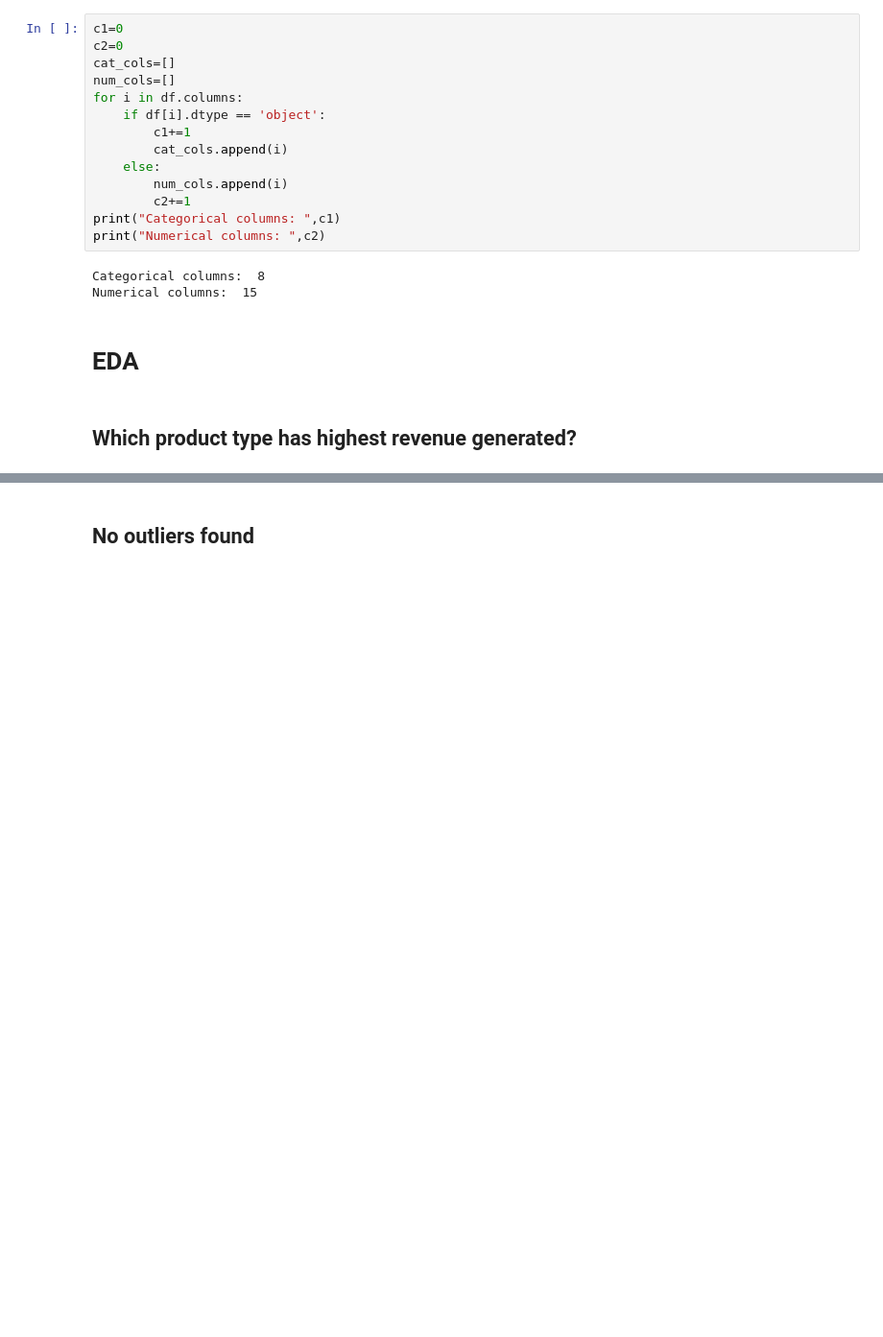
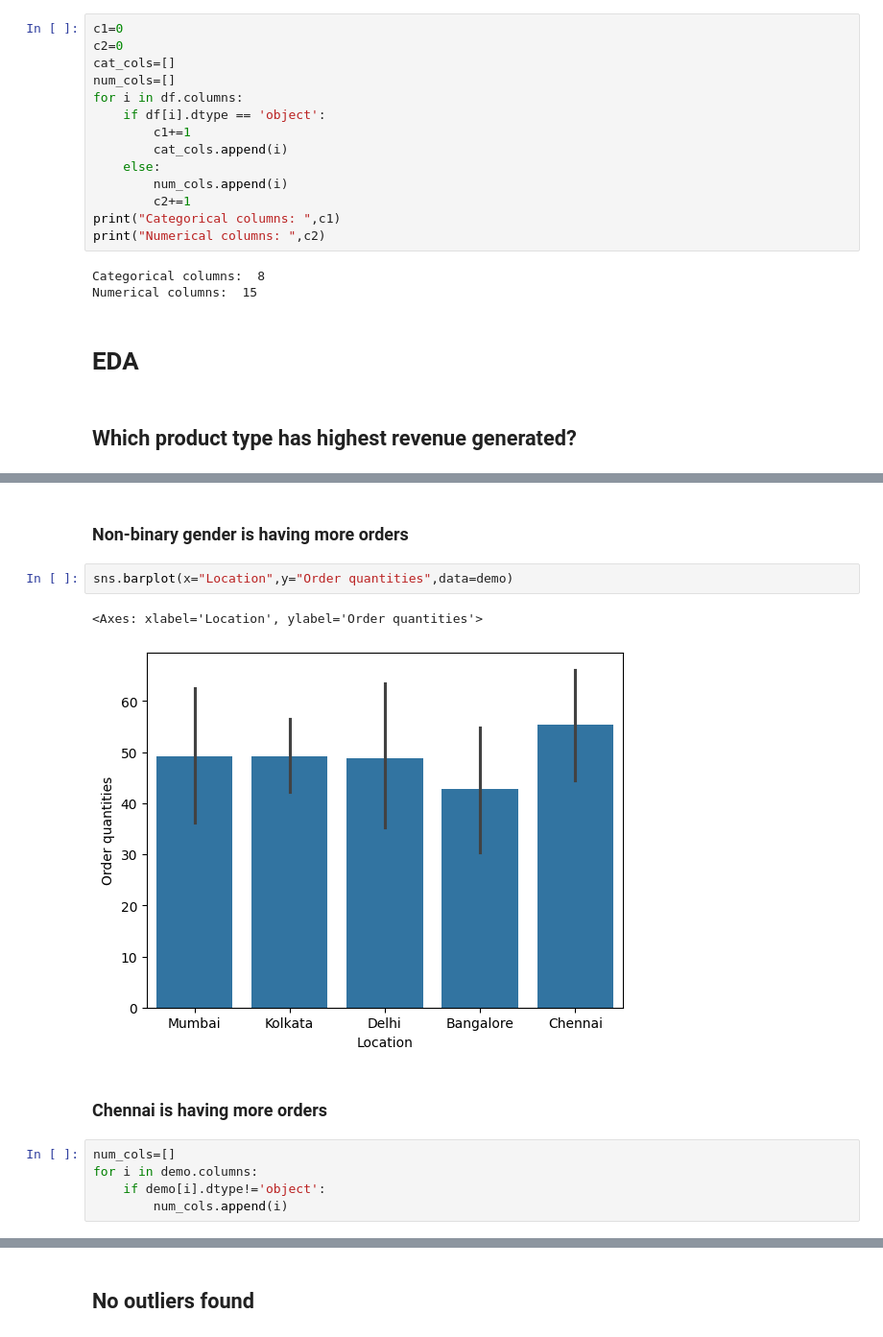
Before and after one commit to SnSaad/supply-chain, a Jupyter notebook: SupplyChain.ipynb, the cells around one changed output, grey strips where cells are left out. Shown at 96% size. Drawn from its saved outputs; the diff is of its cells as text; blank space fills up the shorter version.

```diff
--- a/SupplyChain.ipynb
+++ b/SupplyChain.ipynb
@@ -201,0 +228,14 @@ for i in demo.columns:
+# %% [markdown]
+### Non-binary gender is having more orders
+# %%
+sns.barplot(x="Location",y="Order quantities",data=demo)
+# %% [output]
+<Axes: xlabel='Location', ylabel='Order quantities'>
+[figure, added]
+# %% [markdown]
+### Chennai is having more orders
+# %%
+num_cols=[]
+for i in demo.columns:
+    if demo[i].dtype!='object':
+        num_cols.append(i)
```
Also changed, not shown: parts of 23 cells of this notebook.
